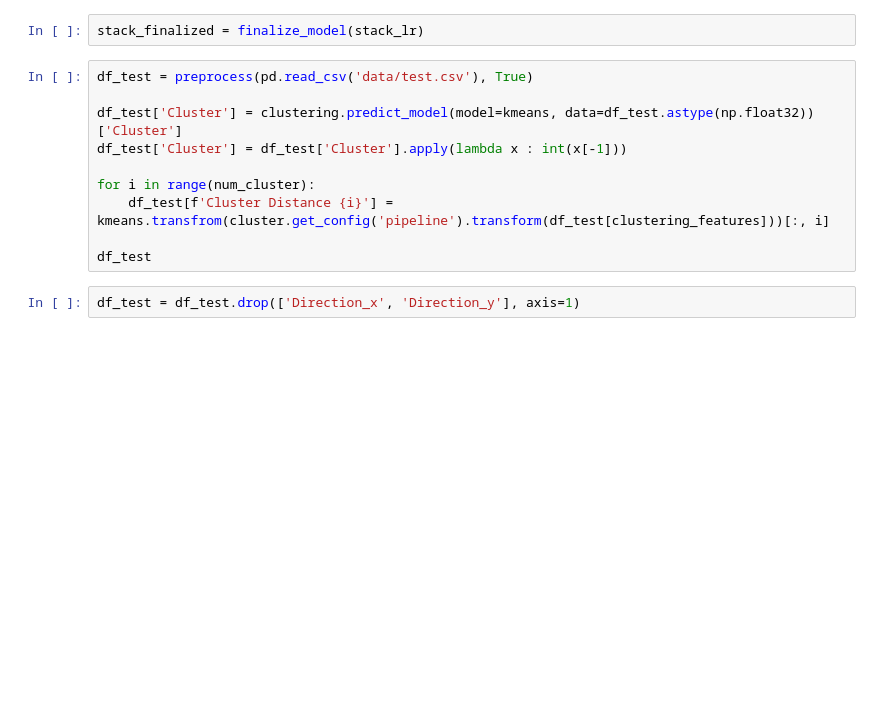
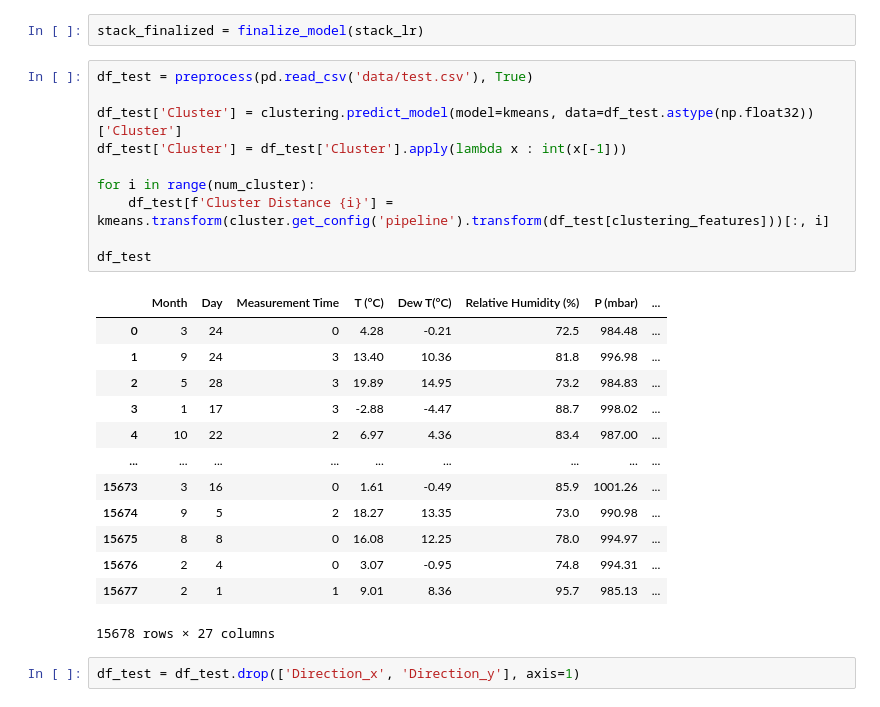
Before and after one commit to ARaOnn/wind_speed, a Jupyter notebook: 2nd.ipynb, the cells around one changed output. Drawn from its saved outputs; the diff is of its cells as text; blank space fills up the shorter version.

```diff
--- a/2nd.ipynb
+++ b/2nd.ipynb
@@ -213,13 +276,27 @@ stack_finalized = finalize_model(stack_lr)
 # %%
 df_test = preprocess(pd.read_csv('data/test.csv'), True)
 
 df_test['Cluster'] = clustering.predict_model(model=kmeans, data=df_test.astype(np.float32))['Cluster']
 df_test['Cluster'] = df_test['Cluster'].apply(lambda x : int(x[-1]))
 
 for i in range(num_cluster):
-    df_test[f'Cluster Distance {i}'] = kmeans.transfrom(cluster.get_config('pipeline').transform(df_test[clustering_features]))[:, i]
+    df_test[f'Cluster Distance {i}'] = kmeans.transform(cluster.get_config('pipeline').transform(df_test[clustering_features]))[:, i]
 
 df_test
+# %% [output]
+|  | Month | Day | Measurement Time | T (°⁣C) | Dew T(°C) | Relative Humidity (%) | P (mbar) | ... |
+| 0 | 3 | 24 | 0 | 4.28 | -0.21 | 72.5 | 984.48 | ... |
+| 1 | 9 | 24 | 3 | 13.40 | 10.36 | 81.8 | 996.98 | ... |
+| 2 | 5 | 28 | 3 | 19.89 | 14.95 | 73.2 | 984.83 | ... |
+| 3 | 1 | 17 | 3 | -2.88 | -4.47 | 88.7 | 998.02 | ... |
+| 4 | 10 | 22 | 2 | 6.97 | 4.36 | 83.4 | 987.00 | ... |
+| ... | ... | ... | ... | ... | ... | ... | ... | ... |
+| 15673 | 3 | 16 | 0 | 1.61 | -0.49 | 85.9 | 1001.26 | ... |
+| 15674 | 9 | 5 | 2 | 18.27 | 13.35 | 73.0 | 990.98 | ... |
+| 15675 | 8 | 8 | 0 | 16.08 | 12.25 | 78.0 | 994.97 | ... |
+| 15676 | 2 | 4 | 0 | 3.07 | -0.95 | 74.8 | 994.31 | ... |
+| 15677 | 2 | 1 | 1 | 9.01 | 8.36 | 95.7 | 985.13 | ... |
+15678 rows × 27 columns
 # %%
 df_test = df_test.drop(['Direction_x', 'Direction_y'], axis=1)
 # %%
```
Also changed, not shown: parts of 6 cells of this notebook.
